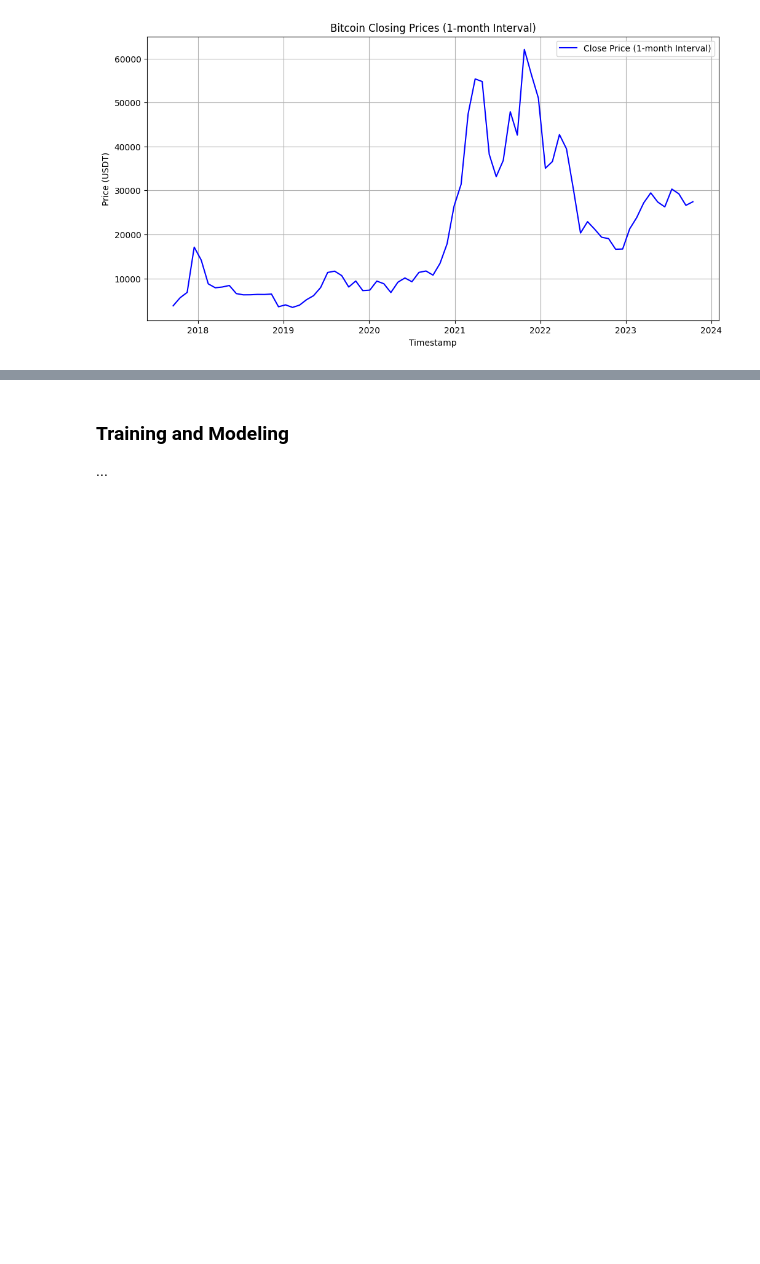
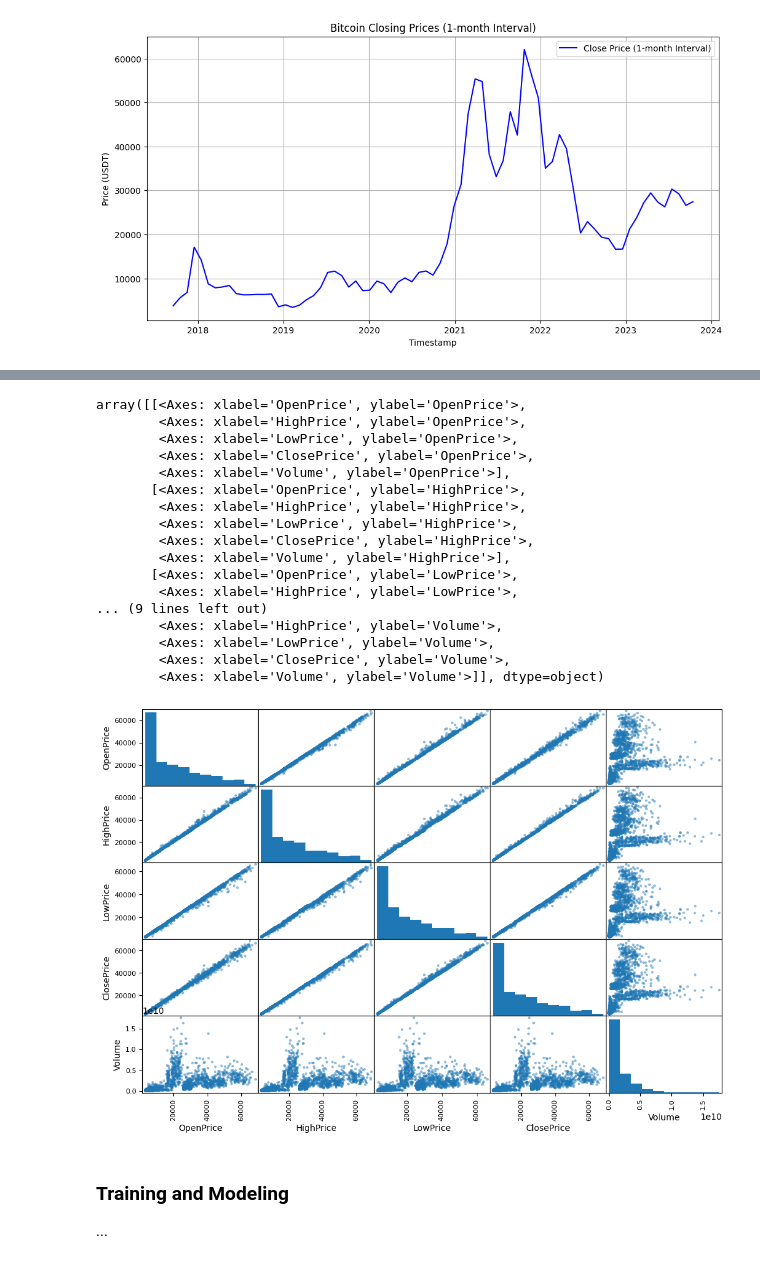
Before and after one commit to deeckn/bitcoin-predictions, a Jupyter notebook: main.ipynb, the cells around one changed output, grey strips where cells are left out. Drawn from its saved outputs; the diff is of its cells as text; code cells hidden in the pictures; blank space fills up the shorter version.

```diff
--- a/main.ipynb
+++ b/main.ipynb
@@ -116,3 +116,27 @@ plt.show()
+# %%
+from pandas.plotting import scatter_matrix
+
+attributes = ['OpenTimestamp','CloseTimestamp', 'OpenPrice', 'HighPrice', "LowPrice", "ClosePrice", "Volume"]
+scatter_matrix(interval_df_1d[attributes], figsize=(12,8))
+# %% [output]
+array([[<Axes: xlabel='OpenPrice', ylabel='OpenPrice'>,
+        <Axes: xlabel='HighPrice', ylabel='OpenPrice'>,
+        <Axes: xlabel='LowPrice', ylabel='OpenPrice'>,
+        <Axes: xlabel='ClosePrice', ylabel='OpenPrice'>,
+        <Axes: xlabel='Volume', ylabel='OpenPrice'>],
+       [<Axes: xlabel='OpenPrice', ylabel='HighPrice'>,
+        <Axes: xlabel='HighPrice', ylabel='HighPrice'>,
+        <Axes: xlabel='LowPrice', ylabel='HighPrice'>,
+        <Axes: xlabel='ClosePrice', ylabel='HighPrice'>,
+        <Axes: xlabel='Volume', ylabel='HighPrice'>],
+       [<Axes: xlabel='OpenPrice', ylabel='LowPrice'>,
+        <Axes: xlabel='HighPrice', ylabel='LowPrice'>,
+... (9 lines left out)
+        <Axes: xlabel='HighPrice', ylabel='Volume'>,
+        <Axes: xlabel='LowPrice', ylabel='Volume'>,
+        <Axes: xlabel='ClosePrice', ylabel='Volume'>,
+        <Axes: xlabel='Volume', ylabel='Volume'>]], dtype=object)
+[figure, added]
 # %% [markdown]
 ### Training and Modeling
 
```
Also changed, not shown: parts of 1 cell of this notebook.
